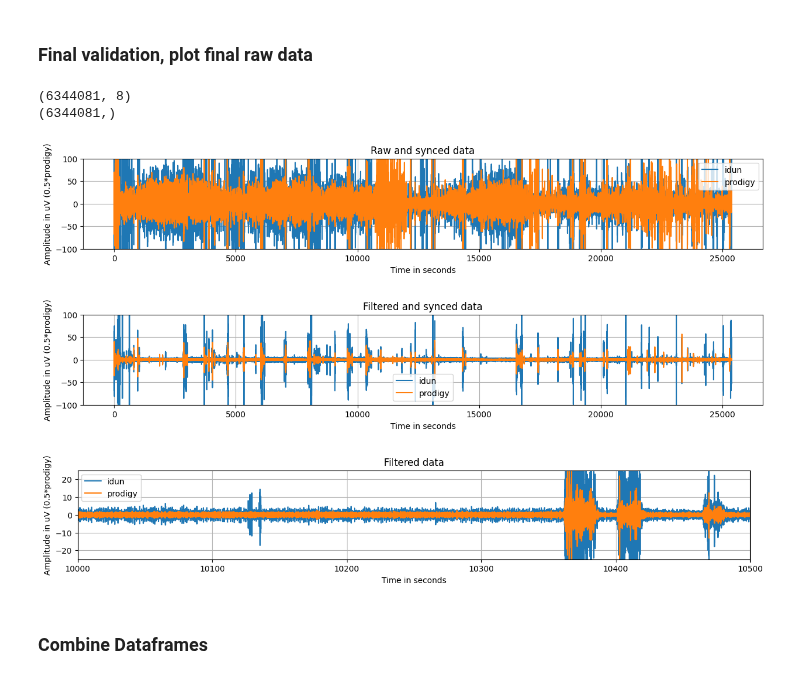
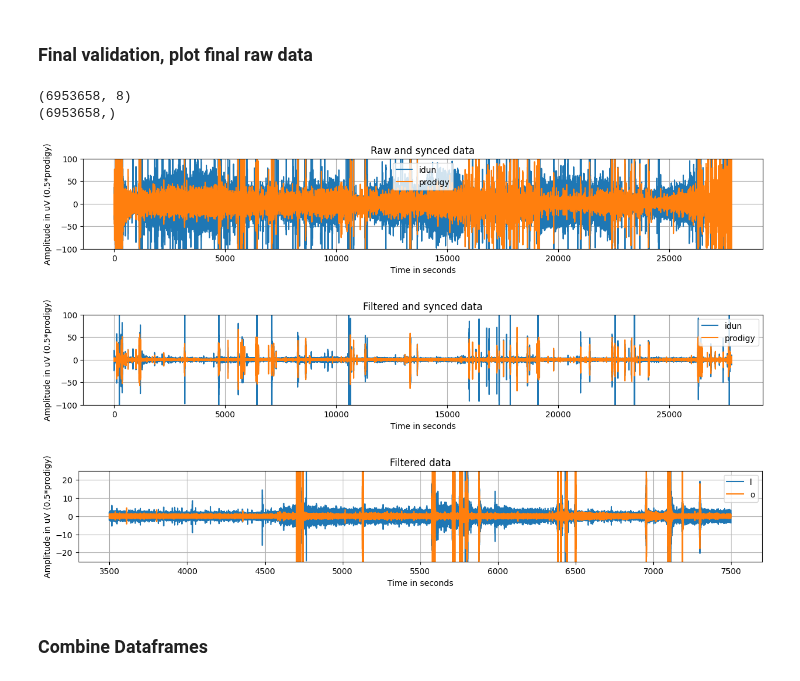
Before and after one commit to iduntech/idn-sync-data, a Jupyter notebook: sync_main.ipynb, the cells around one changed output. Saved outputs shown, nothing was run; the diff lists cells and outputs as text; code cells hidden in the pictures.

```diff
--- a/sync_main.ipynb
+++ b/sync_main.ipynb
@@ -29,8 +29,8 @@ import config
 ### Upload all data
 # %%
 folder = "01_Pre_study"
-subject = "S001"
-night = "night1"
+subject = "S005"
+night = "night3"
 edf_file_path = glob.glob(os.path.join(folder, subject, night, "*.edf"))[0]
 csv_file_path = glob.glob(os.path.join(folder, subject, night, "*eeg.csv"))[0]
 prodigy_raw_data = mne.io.read_raw_edf(edf_file_path, preload=True)
@@ -153,11 +153,14 @@ SHIFT = SHIFT_SECONDS * config.BASE_SAMPLE_RATE
 # %%
 x_start = 3500
 range_viz = 4000
+# create indeces from second limits
+x_start_index = int(x_start * config.BASE_SAMPLE_RATE)
+range_viz_index = int(range_viz * config.BASE_SAMPLE_RATE)
+
 
 plt.figure(figsize=(15, 2))
-plt.plot(same_times, idun_clipped_data, label="idun")
-plt.plot(same_times, 0.5 * prodigy_clipped_data, label="prodigy")
-plt.xlim(x_start, x_start + range_viz)
+plt.plot(same_times[x_start_index:x_start_index+range_viz_index], idun_clipped_data[x_start_index:x_start_index+range_viz_index], label="idun")
+plt.plot(same_times[x_start_index:x_start_index+range_viz_index], 0.5 * prodigy_clipped_data[x_start_index:x_start_index+range_viz_index], label="prodigy")
 plt.legend("lower right")
 plt.ylim(-100, 100)
 plt.grid()
@@ -167,9 +170,8 @@ new_times = np.linspace(
     0, len(idun_pre_cut_data) / config.BASE_SAMPLE_RATE, len(idun_pre_cut_data)
 )
 plt.figure(figsize=(15, 2))
-plt.plot(new_times, idun_pre_cut_data, label="idun")
-plt.plot(new_times, 0.5 * prodigy_pre_cut_data, label="prodigy")
-plt.xlim(x_start, x_start + range_viz)
+plt.plot(new_times[x_start_index:x_start_index+range_viz_index], idun_pre_cut_data[x_start_index:x_start_index+range_viz_index], label="idun")
+plt.plot(new_times[x_start_index:x_start_index+range_viz_index], 0.5 * prodigy_pre_cut_data[x_start_index:x_start_index+range_viz_index], label="prodigy")
 plt.legend("lower right")
 plt.ylim(-100, 100)
 plt.grid()
@@ -545,27 +548,26 @@ plt.ylabel("Amplitude in uV (0.5*prodigy)")
 plt.savefig(os.path.join(folder, subject, night, f"{subject}_{night}_filtered.png"))
 plt.grid()
 # %% [output]
-(6344081, 8)
-(6344081,)
+(6953658, 8)
+(6953658,)
-[figure, old version]
+[figure, new version]
-[figure, old version]
+[figure, new version]
 # %%
 plt.figure(figsize=(15, 2))
 time_seconds = np.arange(len(idun_filtered)) / config.BASE_SAMPLE_RATE
-plt.plot(time_seconds, idun_filtered, label="idun")
-plt.plot(time_seconds, 0.5 * prodigy_filtered, label="prodigy")
-plt.legend()
-plt.xlim(10000, 10500)
+plt.plot(time_seconds[x_start_index:x_start_index+range_viz_index], idun_filtered[x_start_index:x_start_index+range_viz_index], label="idun")
+plt.plot(time_seconds[x_start_index:x_start_index+range_viz_index], 0.5 * prodigy_filtered[x_start_index:x_start_index+range_viz_index], label="prodigy")
+plt.legend("lower right")
 plt.ylim(-25, 25)
 plt.title("Filtered data")
 plt.xlabel("Time in seconds")
 plt.ylabel("Amplitude in uV (0.5*prodigy)")
 plt.grid()
 plt.savefig(
     os.path.join(folder, subject, night, f"{subject}_{night}_filtered_zoom.png")
 )
 # %% [output]
-[figure, old version]
+[figure, new version]
 # %% [markdown]
 ### Combine Dataframes
 # %%
```
Also changed, not shown: parts of 20 cells of this notebook.
